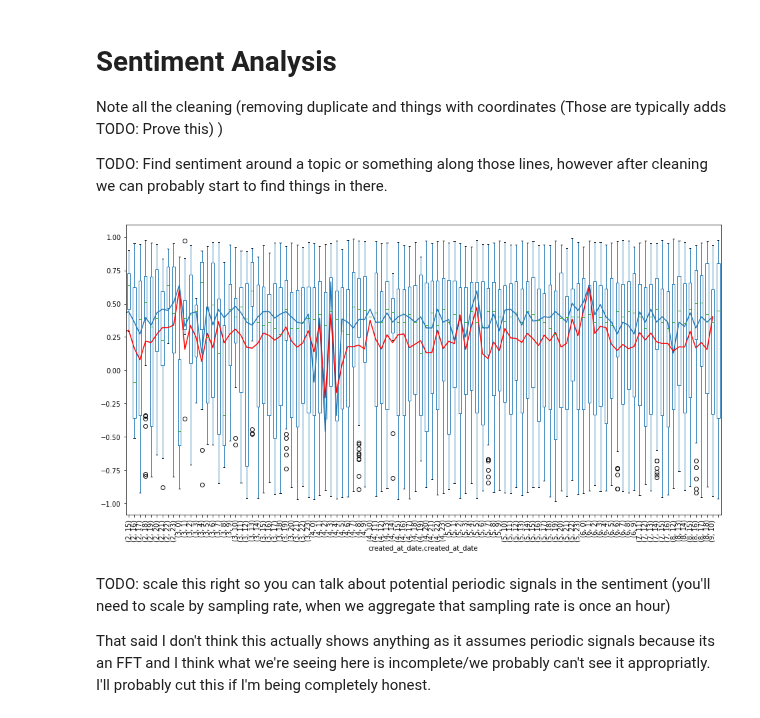
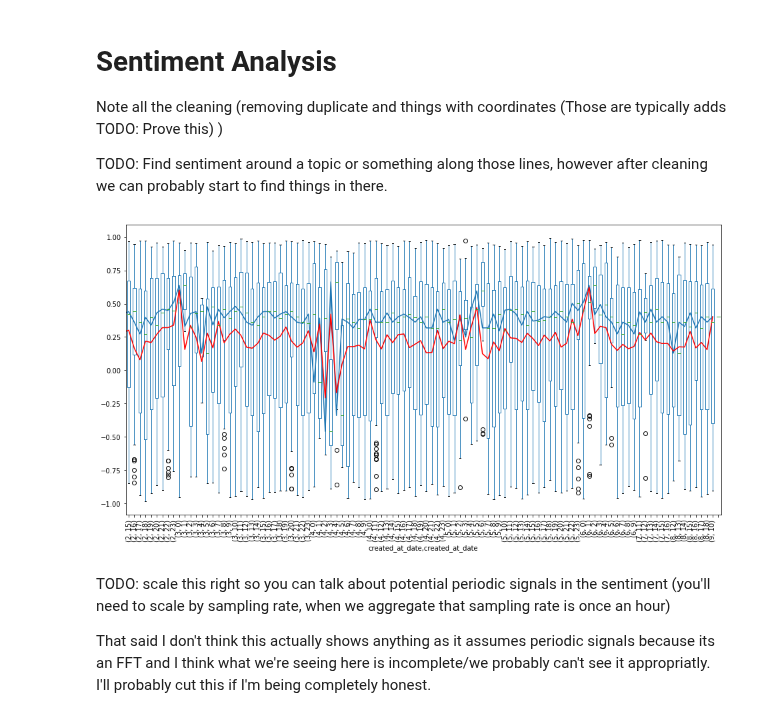
Before and after one commit to cybera/data-science-for-entrepreneurs-workshops, a Jupyter notebook: sentiment.ipynb, the cells around one changed output. Saved outputs shown, nothing was run; the diff lists cells and outputs as text; code cells hidden in the pictures.

```diff
--- a/sentiment.ipynb
+++ b/sentiment.ipynb
@@ -52,24 +60,24 @@ TODO: Find sentiment around a topic or something along those lines, however afte
 # %%
 import seaborn as sns
 s_df = df.drop_duplicates(subset='extended_tweet_cleaned', keep="last")
 s_df = s_df[s_df.score !=0]
 s_df = s_df[s_df.latitude.isnull()]
 # sentiment_df = sentiment_df[sentiment_df.coordinates.isnull()]
 median = s_df[['score',
              'created_at_date']].groupby(
                             by=[
-                                s_df.created_at_date.dt.hour,
-                                s_df.created_at_date.dt.day],
+                                s_df.created_at_date.dt.day,
+                                s_df.created_at_date.dt.hour],
                             as_index=False)
 
 ax = median['score'].boxplot(subplots=False, figsize = (16,8), rot = 90)
 ax = s_df['score'].groupby([s_df.created_at_date.dt.day,
-                           s_df.created_at_date.dt.hour]).median().plot(kind='line', rot=90)
+                            s_df.created_at_date.dt.hour]).median().plot(kind='line', rot=90)
 
 ax = s_df['score'].groupby([s_df.created_at_date.dt.day,
                            s_df.created_at_date.dt.hour]).mean().plot(kind='line', rot=90, color='r')
 # %% [output]
-[figure, old version]
+[figure, new version]
 # %%
 import numpy as np
 # %% [markdown]
```
Also changed, not shown: parts of 18 cells of this notebook.
